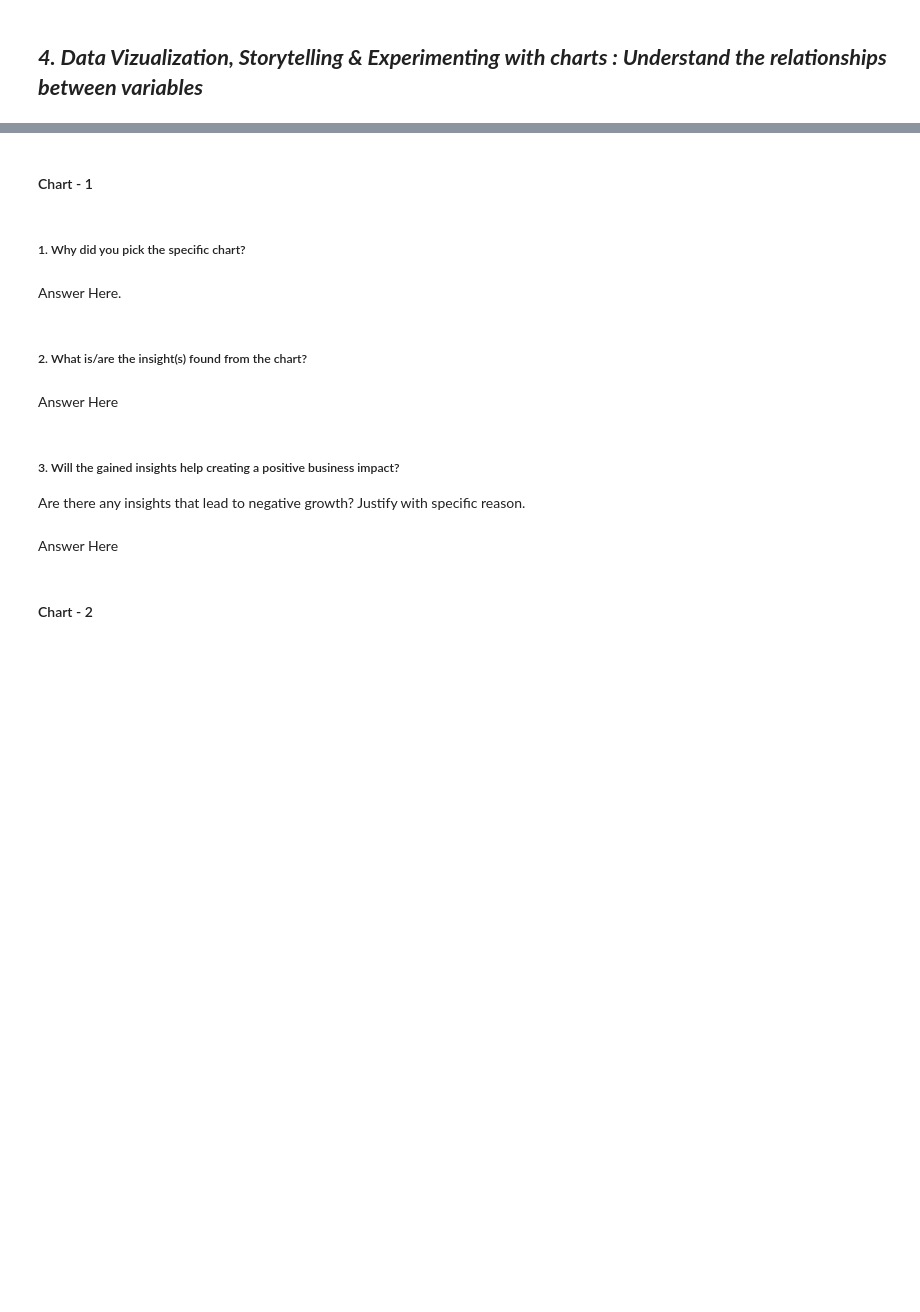
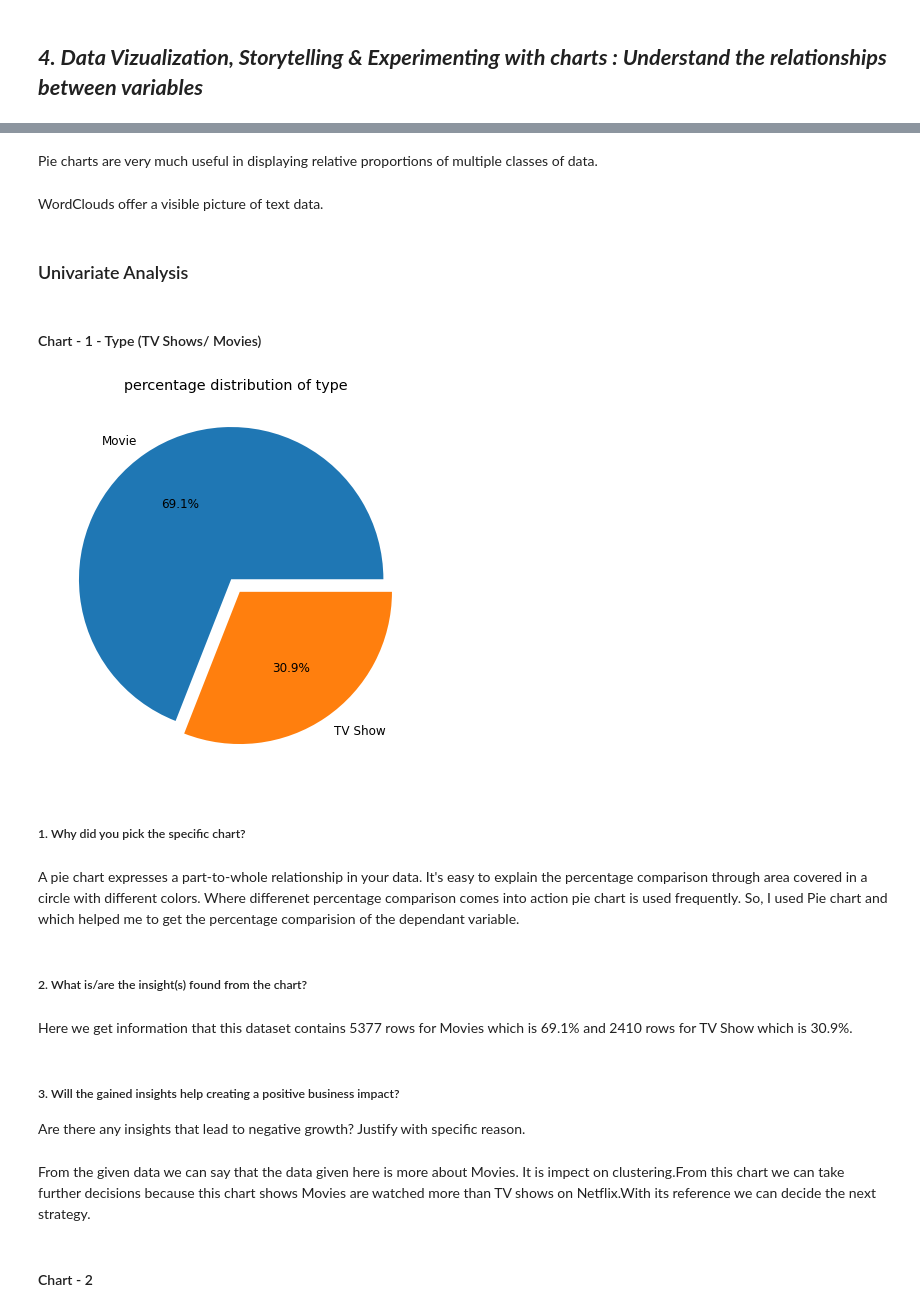
Before and after one commit to oweskhan77/Netflix-Movies-and-TV-Shows-Clustering, a Jupyter notebook: NETFLIX_MOVIES_AND_TV_SHOWS_CLUSTERING.ipynb, the cells around one changed output, grey strips where cells are left out. Saved outputs shown, nothing was run; the diff lists cells and outputs as text; code cells hidden in the pictures; blank space fills up the shorter version.

```diff
--- a/NETFLIX_MOVIES_AND_TV_SHOWS_CLUSTERING.ipynb
+++ b/NETFLIX_MOVIES_AND_TV_SHOWS_CLUSTERING.ipynb
@@ -242,0 +388,9 @@ df_movie=data[(data['type']=="Movie")]
+# %%
+#changed date added to datetime object
+
+# convert "date_added" column in to datetime format
+data["date_added"] = pd.to_datetime(data['date_added'])
+
+# create two columns year and month for analysis purpose.
+data['year_added'] = data['date_added'].dt.year
+data['month_added'] = data['date_added'].dt.month
@@ -242,0 +404,23 @@ df_movie=data[(data['type']=="Movie")]
+# %%
+#Assigning the Ratings into grouped categories
+
+ratings = {
+    'TV-PG': 'Older Kids',
+    'TV-MA': 'Adults',
+    'TV-Y7-FV': 'Older Kids',
+    'TV-Y7': 'Older Kids',
+    'TV-14': 'Teens',
+    'R': 'Adults',
+    'TV-Y': 'Kids',
+    'NR': 'Adults',
+    'PG-13': 'Teens',
+    'TV-G': 'Kids',
+    'PG': 'Older Kids',
+    'G': 'Kids',
+    'UR': 'Adults',
+    'NC-17': 'Adults'
+}
+data['target_ages'] = data['rating'].replace(ratings)
+
+# Find the which is the target audiance for any program.
+data["target_ages"].value_counts()
@@ -248,0 +537,14 @@ Answer Here.
+# %%
+#Function to plot Pie chart
+def pie_chart(col):
+  '''This function plot the pie chart for the given data.
+  Pass the feature name in str to plot the pie chart.'''
+  plt.rcParams['font.size'] = 12
+  plt.figure(figsize = (7,7))
+  exp = (0.05,)*len(df[col].value_counts())
+  df[col].value_counts().plot.pie(autopct = '%1.1f%%', explode = exp)
+  plt.title(f'percentage distribution of {col}')
+  plt.axis('off')
+  plt.show()
+# %% [markdown]
+Pie charts are very much useful in displaying relative proportions of multiple classes of data.
@@ -249,20 +564,27 @@ Answer Here.
+# %% [markdown]
+WordClouds offer a visible picture of text data.
+# %% [markdown]
+### Univariate Analysis
 # %% [markdown]
-#### Chart - 1
+#### Chart - 1 - Type (TV Shows/ Movies)
 # %%
 # Chart - 1 visualization code
+pie_chart("type")
+# %% [output]
+[figure, added]
 # %% [markdown]
 ##### 1. Why did you pick the specific chart?
-# %% [markdown]
-Answer Here.
+# %% [markdown]
+A pie chart expresses a part-to-whole relationship in your data. It's easy to explain the percentage comparison through area covered in a circle with different colors. Where differenet percentage comparison comes into action pie chart is used frequently. So, I used Pie chart and which helped me to get the percentage comparision of the dependant variable.
 # %% [markdown]
 ##### 2. What is/are the insight(s) found from the chart?
-# %% [markdown]
-Answer Here
+# %% [markdown]
+Here we get information that this dataset contains 5377 rows for Movies which is 69.1% and 2410 rows for TV Show which is 30.9%.
 # %% [markdown]
 ##### 3. Will the gained insights help creating a positive business impact?
 Are there any insights that lead to negative growth? Justify with specific reason.
-# %% [markdown]
-Answer Here
+# %% [markdown]
+From the given data we can say that the data given here is more about Movies. It is impect on clustering.From this chart we can take further decisions because this chart shows Movies are watched more than TV shows on Netflix.With its reference we can decide the next strategy.
 # %% [markdown]
 #### Chart - 2
 # %%
```
Also changed, not shown: parts of 107 cells of this notebook.
